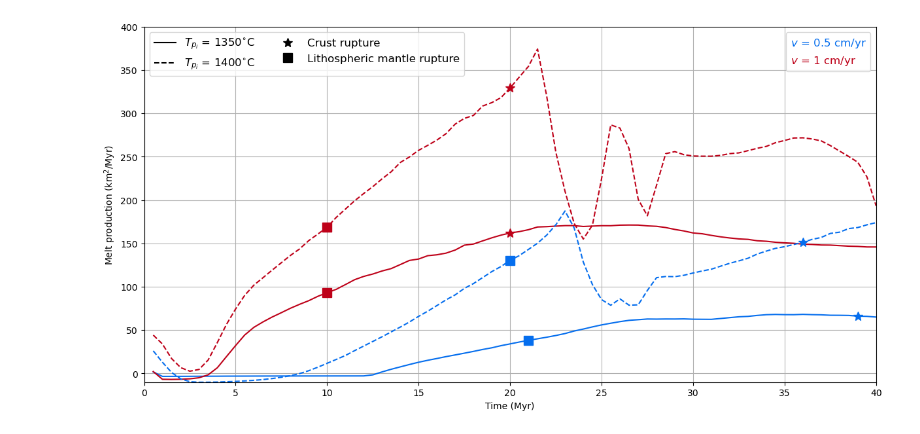
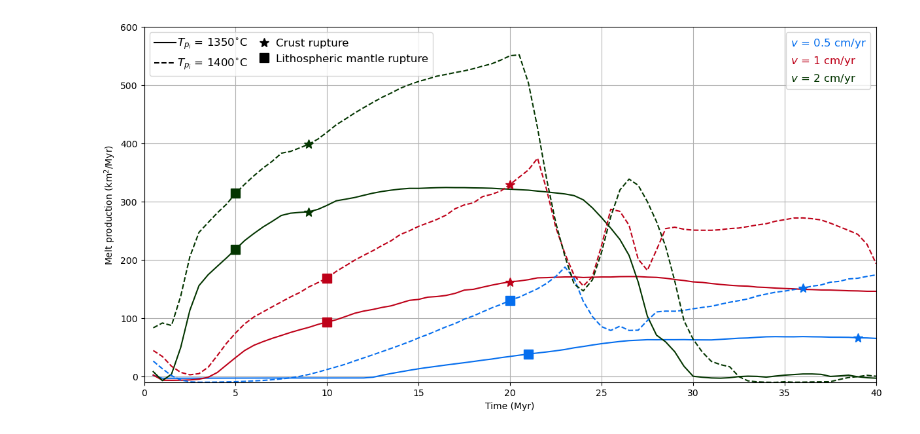
Before and after one commit to jopmas/scripts, a Jupyter notebook: melt_rate_evolution.ipynb, the cells around one changed output. Cells and saved outputs as stored; diff of their text form; code cells hidden in the pictures.

Commit message:
just plotting

```diff
--- a/melt_rate_evolution.ipynb
+++ b/melt_rate_evolution.ipynb
@@ -104,11 +104,11 @@ else:
 scenarios = [
                 f"{model_path}/Doutorado/cenarios/mandyoc/rifting/Melting/v05/RFT_Tp1350_v05",
                 f"{model_path}/Doutorado/cenarios/mandyoc/rifting/Melting/v1/RFT_Tp1350_v1",
-                f"{model_path}/Doutorado/cenarios/mandyoc/rifting/Melting/v1/RFT_Tp1350_v1",
+                f"{model_path}/Doutorado/cenarios/mandyoc/rifting/Melting/v2/RFT_Tp1350_v2",
 
                 f"{model_path}/Doutorado/cenarios/mandyoc/rifting/Melting/v05/RFT_Tp1400_v05",
                 f"{model_path}/Doutorado/cenarios/mandyoc/rifting/Melting/v1/RFT_Tp1400_v1",
-                f"{model_path}/Doutorado/cenarios/mandyoc/rifting/Melting/v1/RFT_Tp1400_v1",
+                f"{model_path}/Doutorado/cenarios/mandyoc/rifting/Melting/v2/RFT_Tp1400_v2",
             ]
 
 datasets = [#Properties from mandyoc. Comment/uncomment to select properties of the dataset
@@ -155,65 +155,83 @@ time = dataset_Tp1350_v05.time.values
 
 Tp1350_v05_Phi_rate_evol = calc_melt_rate(dataset_Tp1350_v05.melt, start, end, step, dx, dz, dt)
 Tp1350_v1_Phi_rate_evol = calc_melt_rate(dataset_Tp1350_v1.melt, start, end, step, dx, dz, dt)
+Tp1350_v2_Phi_rate_evol = calc_melt_rate(dataset_Tp1350_v2.melt, start, end, step, dx, dz, dt)
+
 Tp1400_v05_Phi_rate_evol = calc_melt_rate(dataset_Tp1400_v05.melt, start, end, step, dx, dz, dt)
 Tp1400_v1_Phi_rate_evol = calc_melt_rate(dataset_Tp1400_v1.melt, start, end, step, dx, dz, dt)
+Tp1400_v2_Phi_rate_evol = calc_melt_rate(dataset_Tp1400_v2.melt, start, end, step, dx, dz, dt)
 # %%
 plt.close()
 fig, axs = plt.subplots(1, 1, figsize=(12, 6), constrained_layout=True)
 
 axs.plot(time[1:], Tp1350_v05_Phi_rate_evol, '-', color = 'xkcd:cerulean blue')
 axs.plot(time[1:], Tp1350_v1_Phi_rate_evol, '-', color = 'xkcd:scarlet')
+axs.plot(time[1:], Tp1350_v2_Phi_rate_evol, '-', color = 'xkcd:dark green')
+
 axs.plot(time[1:], Tp1400_v05_Phi_rate_evol, '--', color = 'xkcd:cerulean blue')
 axs.plot(time[1:], Tp1400_v1_Phi_rate_evol, '--', color = 'xkcd:scarlet')
+axs.plot(time[1:], Tp1400_v2_Phi_rate_evol, '--', color = 'xkcd:dark green')
 
-#v = 0.5 cm/yr
-crust_rupture0 = 39.0 #Myr
-mantle_rupture0 = 21.0 #Myr
+#v = 0.5 cm/yr Tp = 1350
+crust_rupture_v05_Tp1350 = 39.0 #Myr
+mantle_rupture_v05_Tp1350 = 21.0 #Myr
 
-#v = 1 cm/yr
-crust_rupture1 = 20.0 #Myr
-mantle_rupture1 = 10.0 #Myr
+#v = 1 cm/yr Tp = 1350
+crust_rupture_v1_Tp1350 = 20.0 #Myr
+mantle_rupture_v1_Tp1350 = 10.0 #Myr
 
-#v = 0.5 cm/yr
-crust_rupture3 = 36.0
-mantle_rupture3 = 20.0
+#v2 cm/yr Tp = 1350
+crust_rupture_v2_Tp1350 = 9.0 #Myr
+mantle_rupture_v2_Tp1350 = 5.0 #Myr
 
-#v = 1 cm/yr
-crust_rupture4 = 20.0
-mantle_rupture4 = 10.0
+#v = 0.5 cm/yr Tp = 1400
+crust_rupture_v05_Tp1400 = 36.0
+mantle_rupture_v05_Tp1400 = 20.0
 
-plot_rupture_time(axs, time, Tp1350_v05_Phi_rate_evol, crust_rupture0, mantle_rupture0, color = 'xkcd:cerulean blue')
-plot_rupture_time(axs, time, Tp1350_v1_Phi_rate_evol, crust_rupture1, mantle_rupture1, color = 'xkcd:scarlet')
-plot_rupture_time(axs, time, Tp1400_v05_Phi_rate_evol, crust_rupture3, mantle_rupture3, color = 'xkcd:cerulean blue')
-plot_rupture_time(axs, time, Tp1400_v1_Phi_rate_evol, crust_rupture4, mantle_rupture4, color = 'xkcd:scarlet')
+#v = 1 cm/yr Tp = 1400
+crust_rupture_v1_Tp1400 = 20.0
+mantle_rupture_v1_Tp1400 = 10.0
+
+#v2 cm/yr Tp = 1400
+crust_rupture_v2_Tp1400 = 9.0
+mantle_rupture_v2_Tp1400 = 5.0
+
+plot_rupture_time(axs, time, Tp1350_v05_Phi_rate_evol, crust_rupture_v05_Tp1350, mantle_rupture_v05_Tp1350, color = 'xkcd:cerulean blue')
+plot_rupture_time(axs, time, Tp1350_v1_Phi_rate_evol, crust_rupture_v1_Tp1350, mantle_rupture_v1_Tp1350, color = 'xkcd:scarlet')
+plot_rupture_time(axs, time, Tp1350_v2_Phi_rate_evol, crust_rupture_v2_Tp1350, mantle_rupture_v2_Tp1350, color = 'xkcd:dark green')
+
+plot_rupture_time(axs, time, Tp1400_v05_Phi_rate_evol, crust_rupture_v05_Tp1400, mantle_rupture_v05_Tp1400, color = 'xkcd:cerulean blue')
+plot_rupture_time(axs, time, Tp1400_v1_Phi_rate_evol, crust_rupture_v1_Tp1400, mantle_rupture_v1_Tp1400, color = 'xkcd:scarlet')
+plot_rupture_time(axs, time, Tp1400_v2_Phi_rate_evol, crust_rupture_v2_Tp1400, mantle_rupture_v2_Tp1400, color = 'xkcd:dark green')
 
 
-ylim=400
+ylim=600
 axs.set_xlim(0, time[-1])
 axs.set_ylim(-10, ylim)
 axs.set_xlabel('Time (Myr)')
 axs.set_ylabel(r'Melt production (km$^2$/Myr)')
 
 axs_aux = axs.twinx()
 axs_aux.axis('off')
 
 axs_aux.plot([-20, -20], [-20, -20], '-', color = 'xkcd:black', label=r'$T_{p_i}$ = 1350$^{\circ}$C')
 axs_aux.plot([-20, -20], [-20, -20], '--', color = 'xkcd:black', label=r'$T_{p_i}$ = 1400$^{\circ}$C')
 
 axs_aux.plot(-20, -20, '*', color = 'xkcd:black', markersize=10, label='Crust rupture')
 axs_aux.plot(-20, -20, 's', color = 'xkcd:black', markersize=10, label='Lithospheric mantle rupture')
 
-colors = ['xkcd:cerulean blue', 'xkcd:scarlet'] #colors for the legend
+colors = ['xkcd:cerulean blue', 'xkcd:scarlet', 'xkcd:dark green'] #colors for the legend
 axs.plot([-20, -20], [-20, -20], '-', color = colors[0], label=r'$v$ = 0.5 cm/yr')
 axs.plot([-20, -20], [-20, -20], '-', color = colors[1], label=r'$v$ = 1 cm/yr')
+axs.plot([-20, -20], [-20, -20], '-', color = colors[2], label=r'$v$ = 2 cm/yr')
 
 fsize = 12
 axs.legend(loc='upper right', labelcolor=colors, handlelength=0, handletextpad=0, fontsize=fsize)
-axs_aux.legend(loc='upper left', fontsize=fsize, ncol=2)
+axs_aux.legend(loc='upper left', fontsize=fsize, ncol=2, columnspacing=0.5, handletextpad=0.1)
 axs.grid()
 
 figname = f'Melt_production_evolution_comparison'
 plt.savefig(f'out/plots/{figname}.pdf', dpi=300)
 plt.savefig(f'out/plots/{figname}.png', dpi=300)
 # %% [output]
-[figure, old version]
+[figure, new version]
```
Also changed, not shown: 9 other files.
